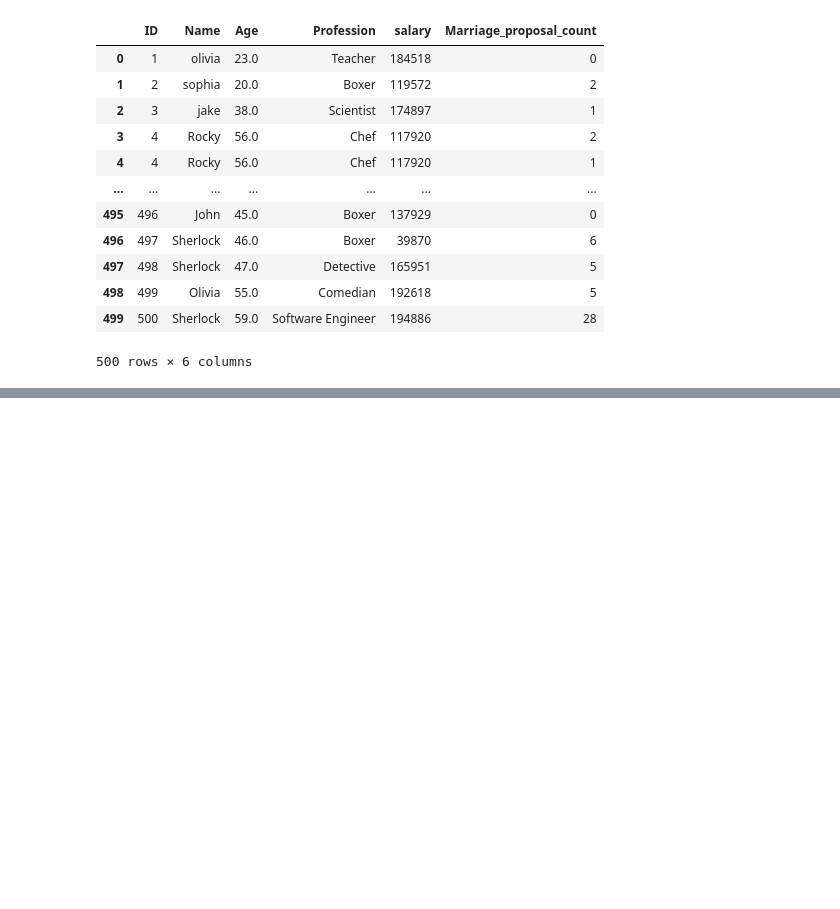
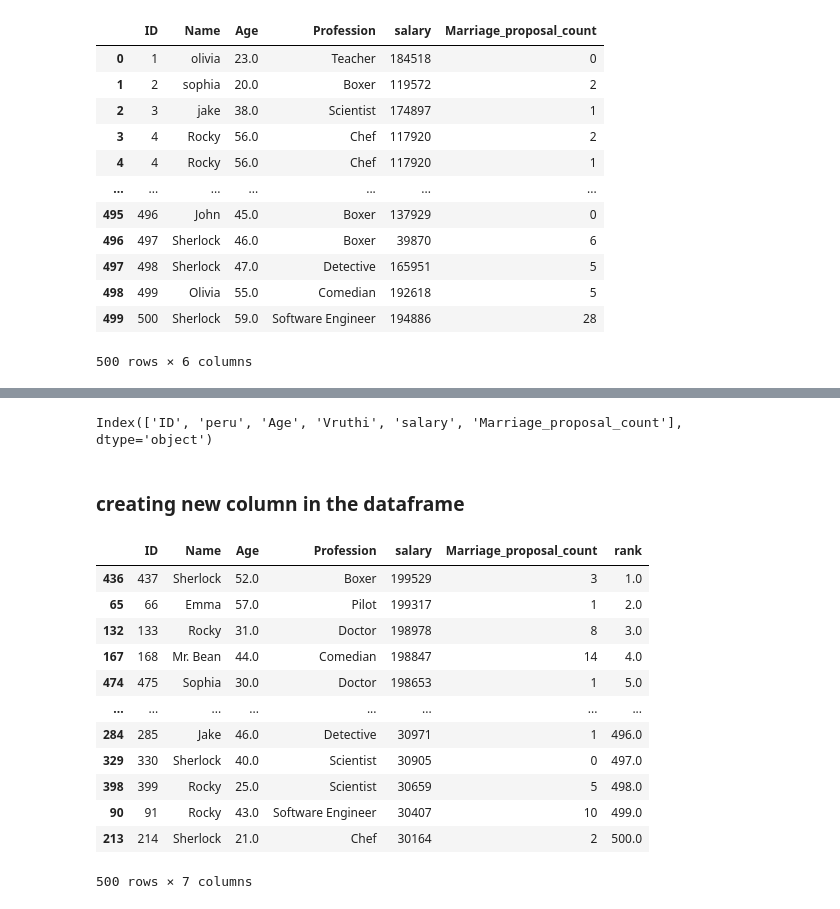
Before and after one commit to Shivacharan16/Data-Analytics-, a Jupyter notebook: pandas.ipynb, the cells around one changed output, grey strips where cells are left out. Cells and saved outputs as stored; diff of their text form; code cells hidden in the pictures; blank space fills up the shorter version.

```diff
--- a/pandas.ipynb
+++ b/pandas.ipynb
@@ -284,0 +476,28 @@ df_excel.to_csv("Da22_CSV.csv",index=False)
+# %%
+# print all the column names
+df_rename.columns
+# %% [output]
+Index(['ID', 'peru', 'Age', 'Vruthi', 'salary', 'Marriage_proposal_count'], dtype='object')
+# %% [markdown]
+### creating new column in the dataframe
+# %%
+#  here rank() function is a pandas function
+# rank() function is giving rank-1 to minmum salary and higher rank value to higher salary
+df_excel['rank'] = df_excel['salary'].rank(ascending =False)
+df_excel.sort_values('rank')
+
+# sort_values() is used for sorting  the dataframe based upon a column values
+# %% [output]
+|  | ID | Name | Age | Profession | salary | Marriage_proposal_count | rank |
+| 436 | 437 | Sherlock | 52.0 | Boxer | 199529 | 3 | 1.0 |
+| 65 | 66 | Emma | 57.0 | Pilot | 199317 | 1 | 2.0 |
+| 132 | 133 | Rocky | 31.0 | Doctor | 198978 | 8 | 3.0 |
+| 167 | 168 | Mr. Bean | 44.0 | Comedian | 198847 | 14 | 4.0 |
+| 474 | 475 | Sophia | 30.0 | Doctor | 198653 | 1 | 5.0 |
+| ... | ... | ... | ... | ... | ... | ... | ... |
+| 284 | 285 | Jake | 46.0 | Detective | 30971 | 1 | 496.0 |
+| 329 | 330 | Sherlock | 40.0 | Scientist | 30905 | 0 | 497.0 |
+| 398 | 399 | Rocky | 25.0 | Scientist | 30659 | 5 | 498.0 |
+| 90 | 91 | Rocky | 43.0 | Software Engineer | 30407 | 10 | 499.0 |
+| 213 | 214 | Sherlock | 21.0 | Chef | 30164 | 2 | 500.0 |
+500 rows × 7 columns
```
Also changed, not shown: parts of 25 cells of this notebook, 3 other files.
